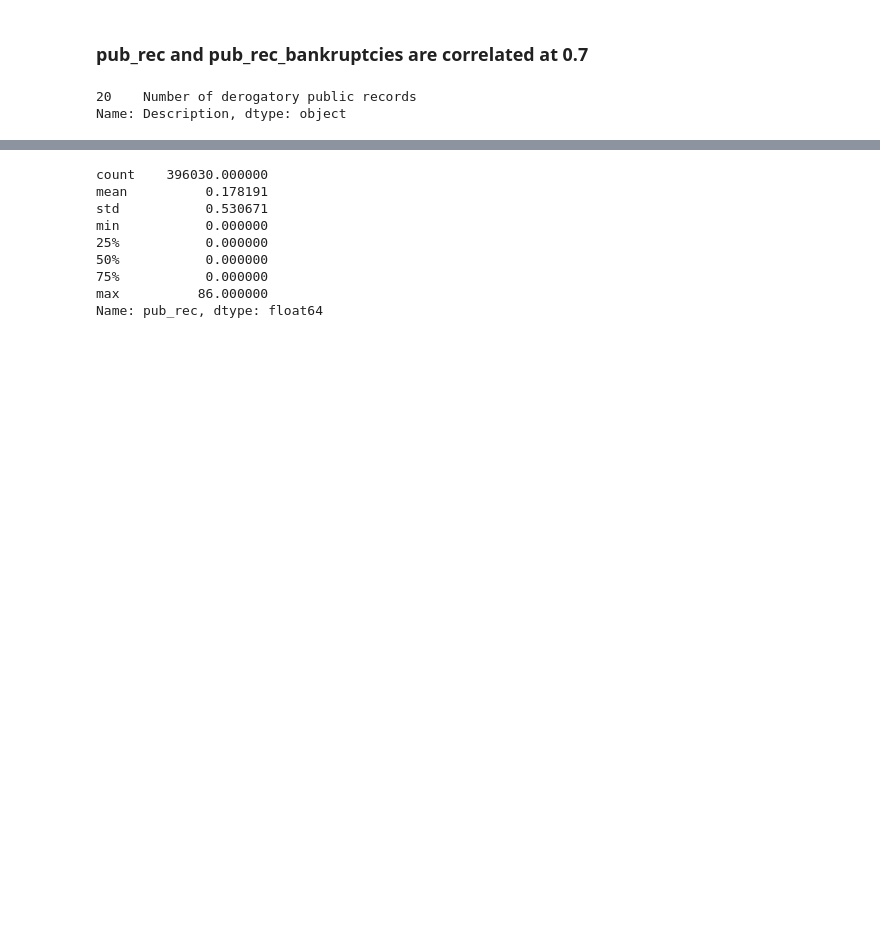
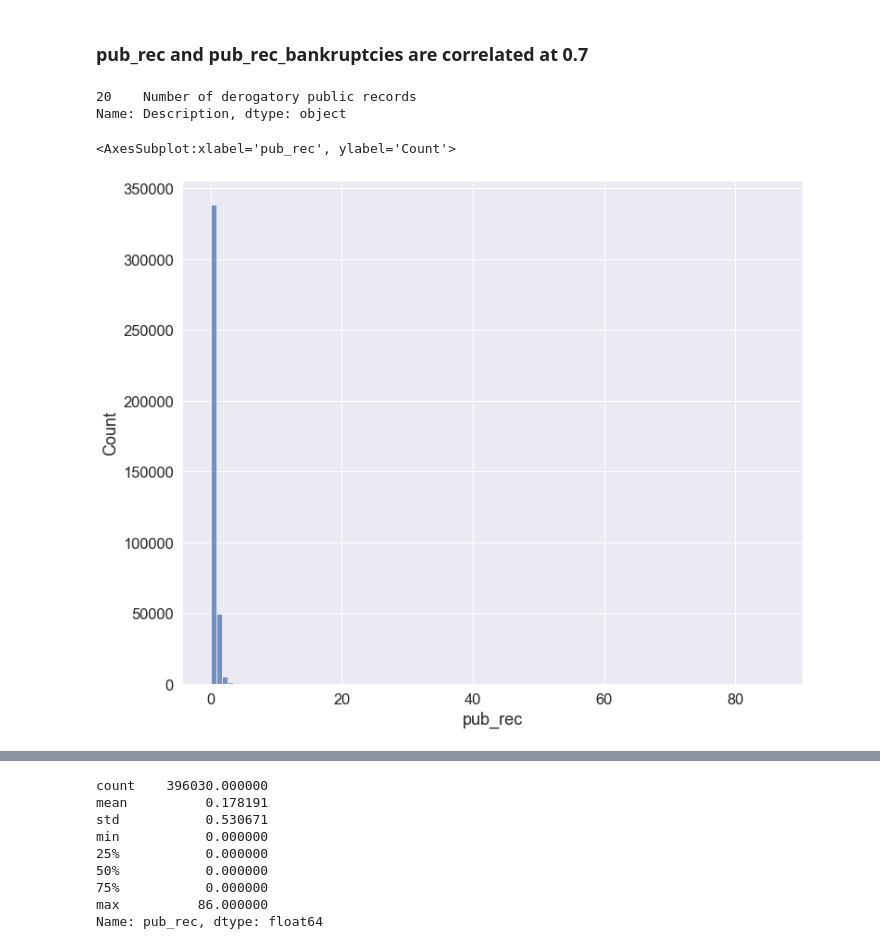
Before and after one commit to Ganesh4693/Lending-Club, a Jupyter notebook: lending.ipynb, the cells around one changed output, grey strips where cells are left out. Drawn from its saved outputs; the diff is of its cells as text; code cells hidden in the pictures; blank space fills up the shorter version.

```diff
--- a/lending.ipynb
+++ b/lending.ipynb
@@ -192,3 +229,9 @@ info[info.LoanStatNew=='pub_rec'].Description
 # %% [output]
 20    Number of derogatory public records
 Name: Description, dtype: object
+# %%
+plt.figure(figsize=(12,10))
+sns.histplot(data1.pub_rec,bins=100)
+# %% [output]
+<AxesSubplot:xlabel='pub_rec', ylabel='Count'>
+[figure, added]
```
Also changed, not shown: parts of 53 cells of this notebook.
